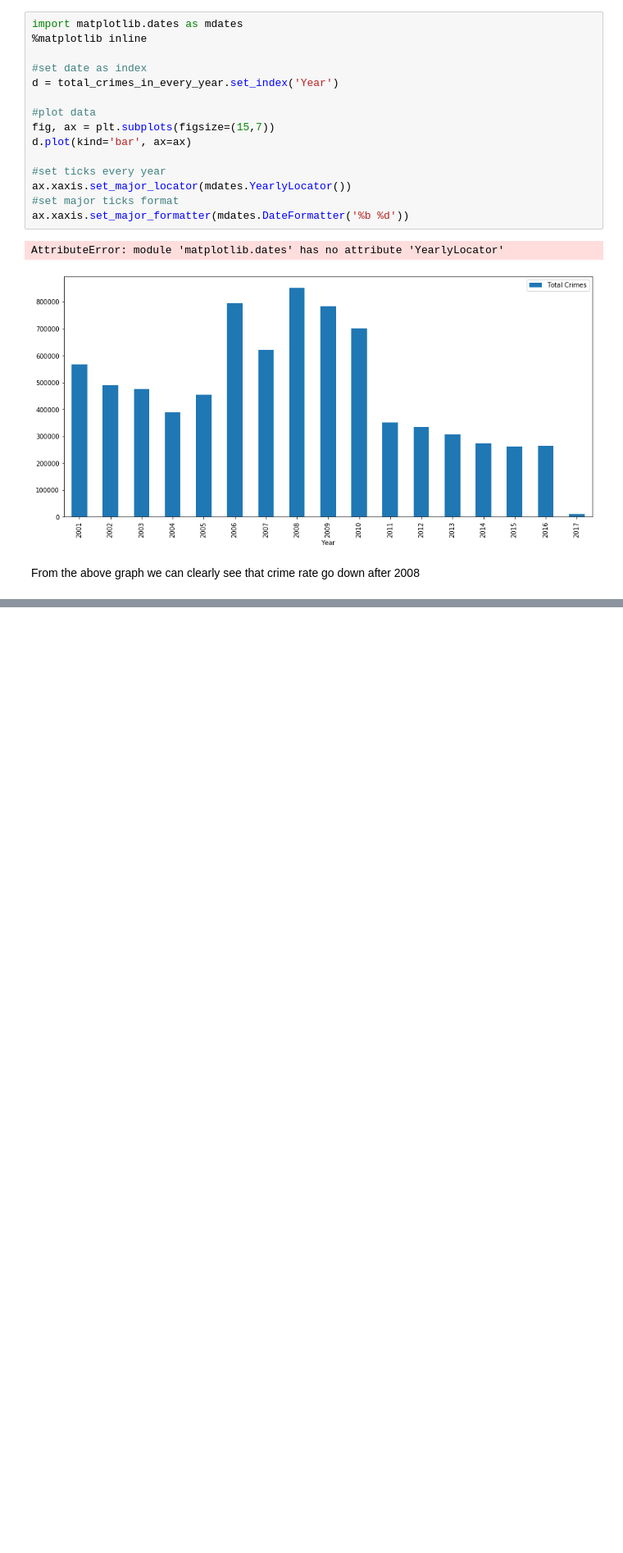
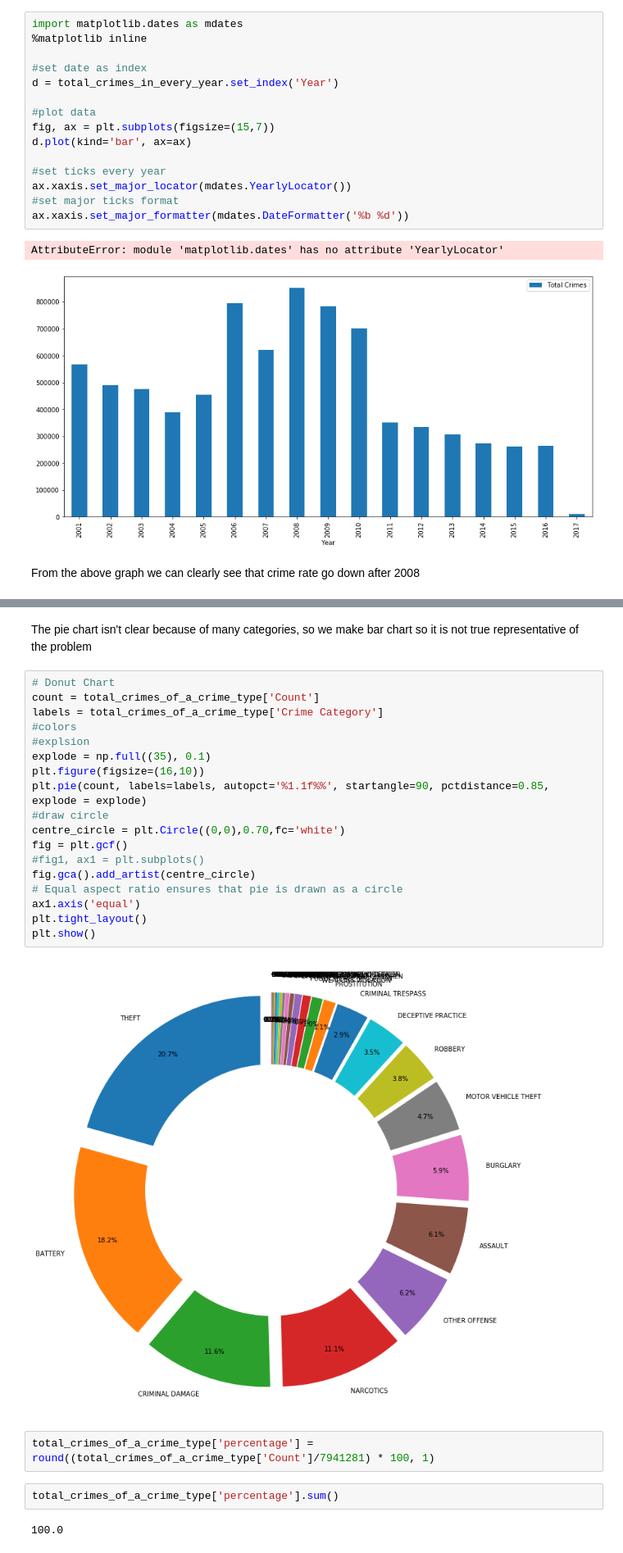
Before and after one commit to ABDULSABOOR1995/Exploratory-Data-Analysis-of-Chicago-Crime-data, a Jupyter notebook: Analysis of Chicago Crime Data.ipynb, the cells around one changed output, grey strips where cells are left out. Shown: that part at 82% size. Cells and saved outputs as stored; diff of their text form; blank space fills up the shorter version.

```diff
--- a/Analysis of Chicago Crime Data.ipynb
+++ b/Analysis of Chicago Crime Data.ipynb
@@ -385,0 +682,28 @@ From the above graph we can clearly see that crime rate go down after 2008
+# %% [markdown]
+The pie chart isn't clear because of many categories, so we make bar chart so it is not true representative of the problem
+# %%
+# Donut Chart
+count = total_crimes_of_a_crime_type['Count']
+labels = total_crimes_of_a_crime_type['Crime Category']
+#colors
+#explsion
+explode = np.full((35), 0.1)
+plt.figure(figsize=(16,10))
+plt.pie(count, labels=labels, autopct='%1.1f%%', startangle=90, pctdistance=0.85, explode = explode)
+#draw circle
+centre_circle = plt.Circle((0,0),0.70,fc='white')
+fig = plt.gcf()
+#fig1, ax1 = plt.subplots()
+fig.gca().add_artist(centre_circle)
+# Equal aspect ratio ensures that pie is drawn as a circle
+ax1.axis('equal')
+plt.tight_layout()
+plt.show()
+# %% [output]
+[figure, added]
+# %%
+total_crimes_of_a_crime_type['percentage'] = round((total_crimes_of_a_crime_type['Count']/7941281) * 100, 1)
+# %%
+total_crimes_of_a_crime_type['percentage'].sum()
+# %% [output]
+100.0
```
Also changed, not shown: parts of 39 cells of this notebook.
